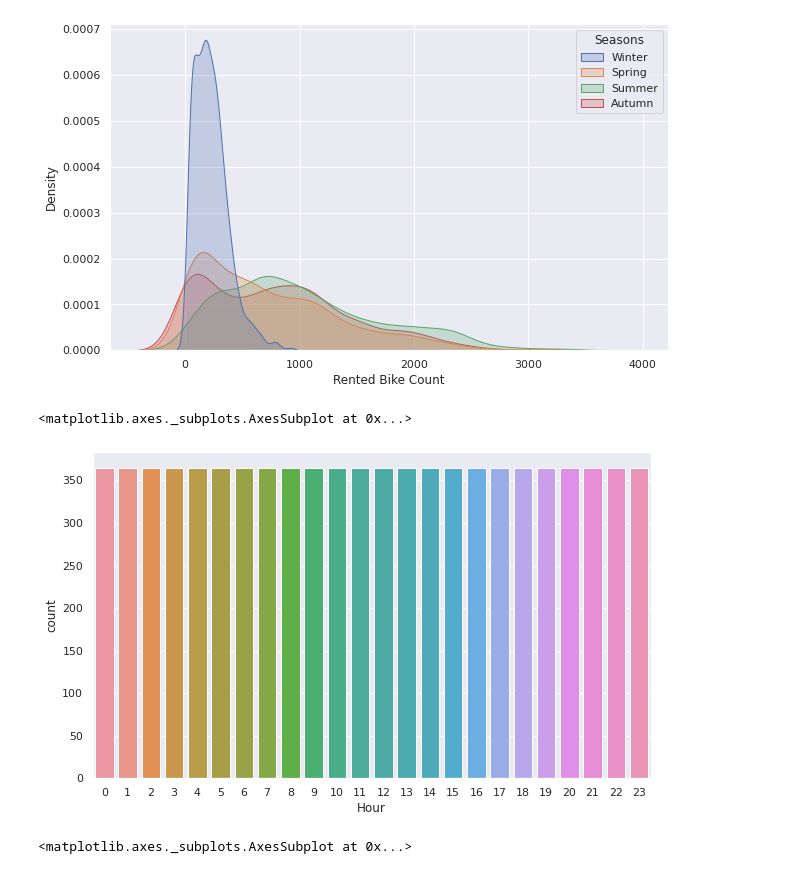
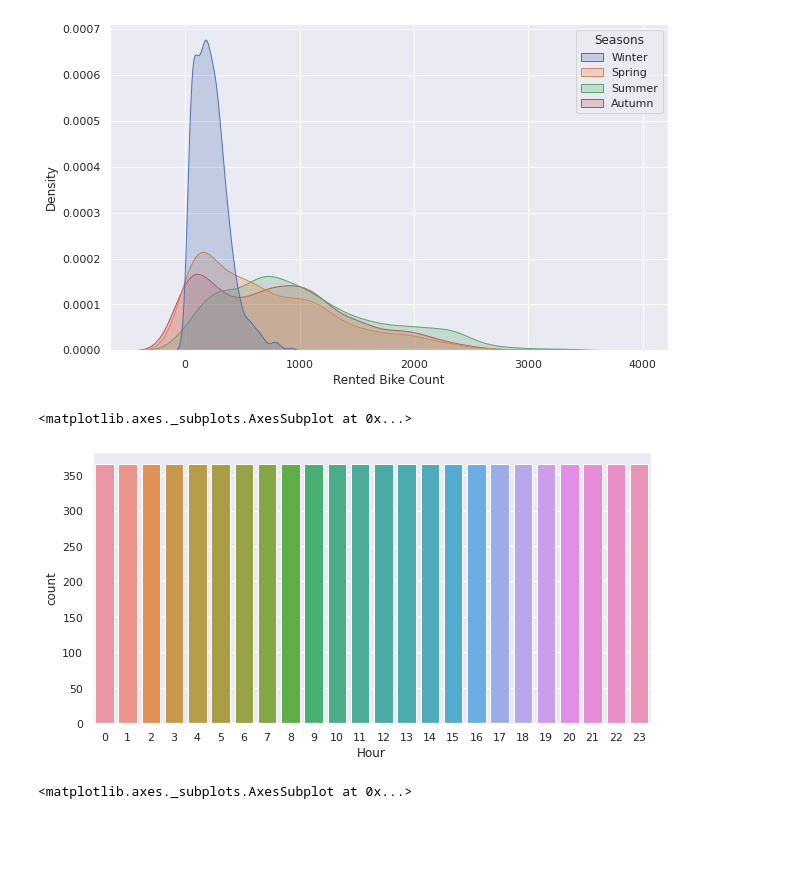
Before and after one commit to handetushar/Bike-Sharing-Demand-Prediction, a Jupyter notebook: Bike_Sharing_Demand_Prediction_Capstone_Project.ipynb, the cells around one changed output. Saved outputs shown, nothing was run; the diff lists cells and outputs as text; code cells hidden in the pictures; blank space fills up the shorter version.

```diff
--- a/Bike_Sharing_Demand_Prediction_Capstone_Project.ipynb
+++ b/Bike_Sharing_Demand_Prediction_Capstone_Project.ipynb
@@ -113,11 +116,13 @@ df.describe()
 # %% [markdown]
 # EDA
 # %%
-#Lets look at dependent feature
-sns.set(rc={"figure.figsize": (18, 6)})
+#Lets look at dependent features
+#Densityplot
+sns.set(rc={"figure.figsize": (16, 6)})
 subplot(1,2,1)
 sns.distplot(df['Rented Bike Count'], color='red')
 
+#Boxplot
 subplot(1,2,2)
 sns.boxplot(df['Rented Bike Count'])
 # %% [output]
@@ -130,11 +136,12 @@ sns.kdeplot(data=df, x='Rented Bike Count', hue='Seasons', fill='True')
 <matplotlib.axes._subplots.AxesSubplot at 0x...>
 [figure]
 # %%
-plt.figure(figsize=(10, 6))
+#Countplot for hours
+plt.figure(figsize=(10, 5))
 sns.countplot(df['Hour'])
 # %% [output]
 <matplotlib.axes._subplots.AxesSubplot at 0x...>
-[figure, old version]
+[figure, new version]
 # %%
 # display distribution of the independent features
 sns.set(rc={"figure.figsize": (20, 10)})
```
Also changed, not shown: parts of 61 cells of this notebook.
